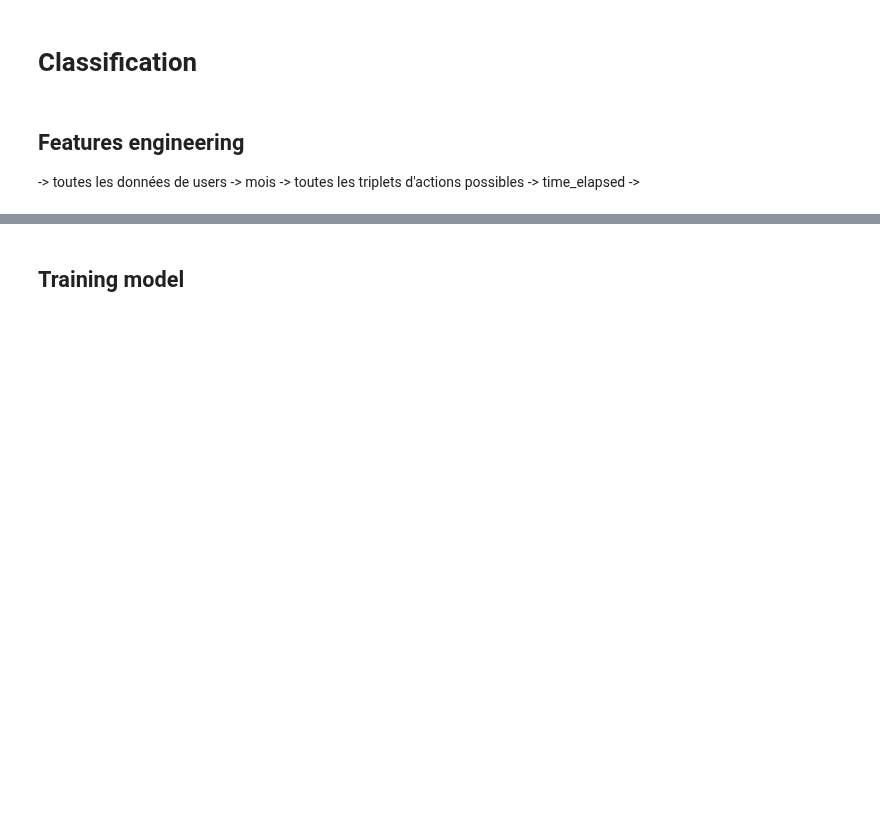
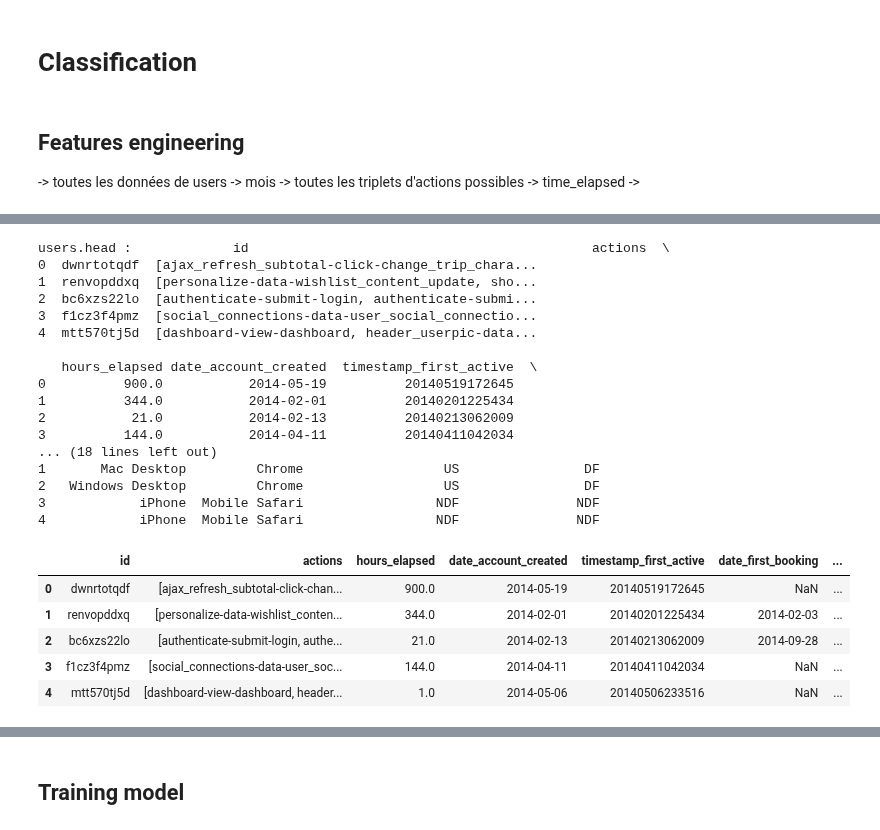
Before and after one commit to vesran/BookerGuess, a Jupyter notebook: _4_classification.ipynb, the cells around one changed output, grey strips where cells are left out. Cells and saved outputs as stored; diff of their text form; code cells hidden in the pictures; blank space fills up the shorter version.

```diff
--- a/_4_classification.ipynb
+++ b/_4_classification.ipynb
@@ -23,7 +23,8 @@ sessions = pd.read_csv('data/sessions.csv')
 users['destination_found'] = users.apply(lambda r: 'NDF' if r['country_destination'] == 'NDF' else 'DF', axis=1)
 
 # Retain users that have a session & add information about their session
-sessions['action_name'] = sessions.fillna('').apply(lambda r: r['action']+"-"+r["action_type"]+"-"+r["action_detail"], axis=1)
+sessions_naless = sessions.fillna('_')
+sessions['action_name'] = sessions_naless['action'] + '-' + sessions_naless['action_type'] + '-' + sessions_naless['action_detail']
 users_sessions = sessions.groupby('user_id').agg({
     "action_name": pd.Series.tolist,
     'secs_elapsed': lambda r: round(r.sum() / (60**2), 0),
@@ -53,3 +38,30 @@ users
+# %%
+print("users.head : ", users.head())
+users.head()
+# %% [output]
+users.head :             id                                            actions  \
+0  dwnrtotqdf  [ajax_refresh_subtotal-click-change_trip_chara...
+1  renvopddxq  [personalize-data-wishlist_content_update, sho...
+2  bc6xzs22lo  [authenticate-submit-login, authenticate-submi...
+3  f1cz3f4pmz  [social_connections-data-user_social_connectio...
+4  mtt570tj5d  [dashboard-view-dashboard, header_userpic-data...
+
+   hours_elapsed date_account_created  timestamp_first_active  \
+0          900.0           2014-05-19          20140519172645
+1          344.0           2014-02-01          20140201225434
+2           21.0           2014-02-13          20140213062009
+3          144.0           2014-04-11          20140411042034
+... (18 lines left out)
+1       Mac Desktop         Chrome                  US                DF
+2   Windows Desktop         Chrome                  US                DF
+3            iPhone  Mobile Safari                 NDF               NDF
+4            iPhone  Mobile Safari                 NDF               NDF
+|  | id | actions | hours_elapsed | date_account_created | timestamp_first_active | date_first_booking | ... |
+| 0 | dwnrtotqdf | [ajax_refresh_subtotal-click-chan... | 900.0 | 2014-05-19 | 20140519172645 | NaN | ... |
+| 1 | renvopddxq | [personalize-data-wishlist_conten... | 344.0 | 2014-02-01 | 20140201225434 | 2014-02-03 | ... |
+| 2 | bc6xzs22lo | [authenticate-submit-login, authe... | 21.0 | 2014-02-13 | 20140213062009 | 2014-09-28 | ... |
+| 3 | f1cz3f4pmz | [social_connections-data-user_soc... | 144.0 | 2014-04-11 | 20140411042034 | NaN | ... |
+| 4 | mtt570tj5d | [dashboard-view-dashboard, header... | 1.0 | 2014-05-06 | 20140506233516 | NaN | ... |
 # %%
 # Converting date string into datetime object
 users['timestamp_first_active'] = pd.to_datetime(users['timestamp_first_active'], format='%Y%m%d%H%M%S')
```
Also changed, not shown: parts of 2 cells of this notebook, 2 other files.
